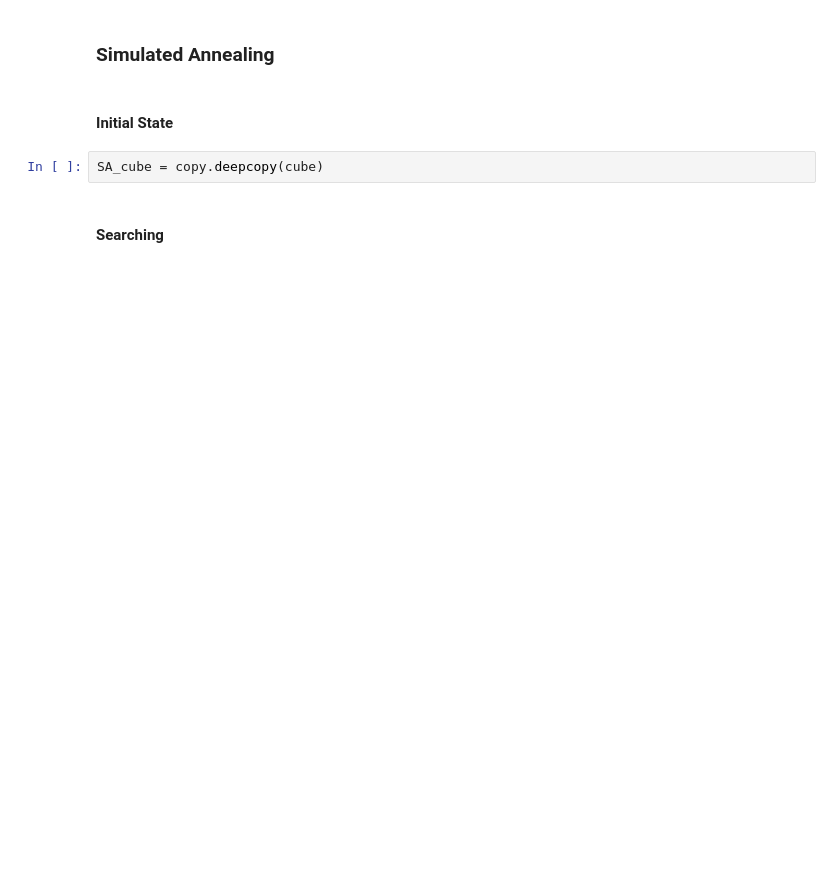
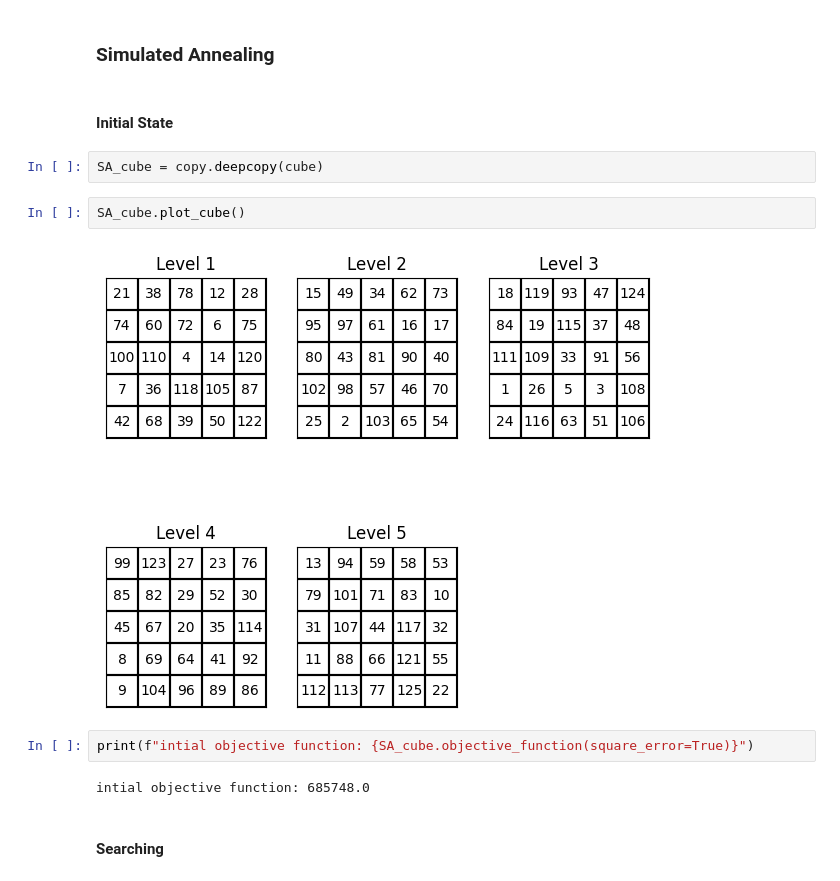
Before and after one commit to marcellinow/diagonal-magic-cube, a Jupyter notebook: main.ipynb, the cells around one changed output. Cells and saved outputs as stored; diff of their text form; blank space fills up the shorter version.

```diff
--- a/main.ipynb
+++ b/main.ipynb
@@ -135,6 +126,14 @@ RR.hist_plot()
 #### Initial State
 # %%
 SA_cube = copy.deepcopy(cube)
+# %%
+SA_cube.plot_cube()
+# %% [output]
+[figure, added]
+# %%
+print(f"intial objective function: {SA_cube.objective_function(square_error=True)}")
+# %% [output]
+intial objective function: 685748.0
 # %% [markdown]
 #### Searching
 # %%
```
Also changed, not shown: parts of 15 cells of this notebook, 2 other files.
